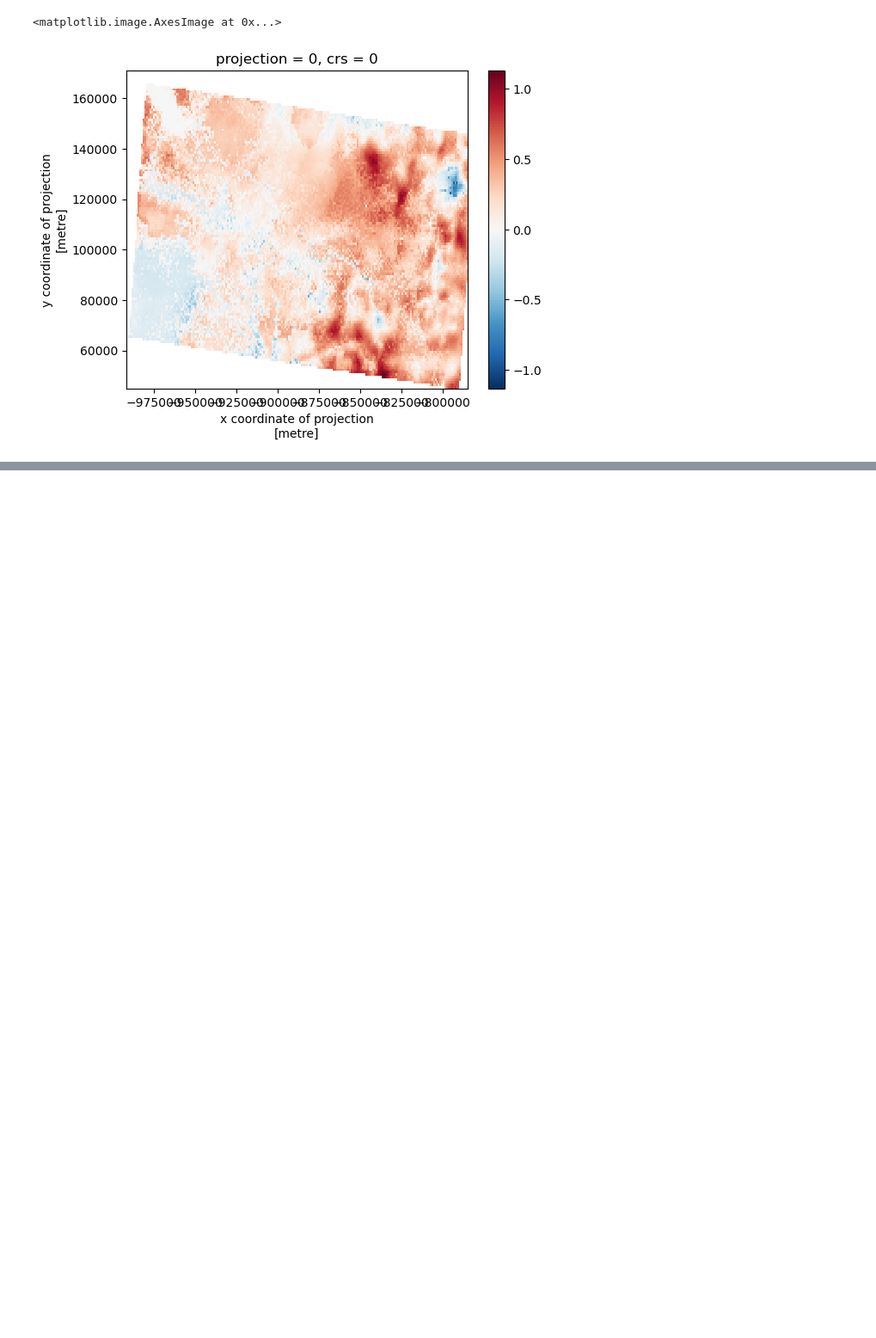
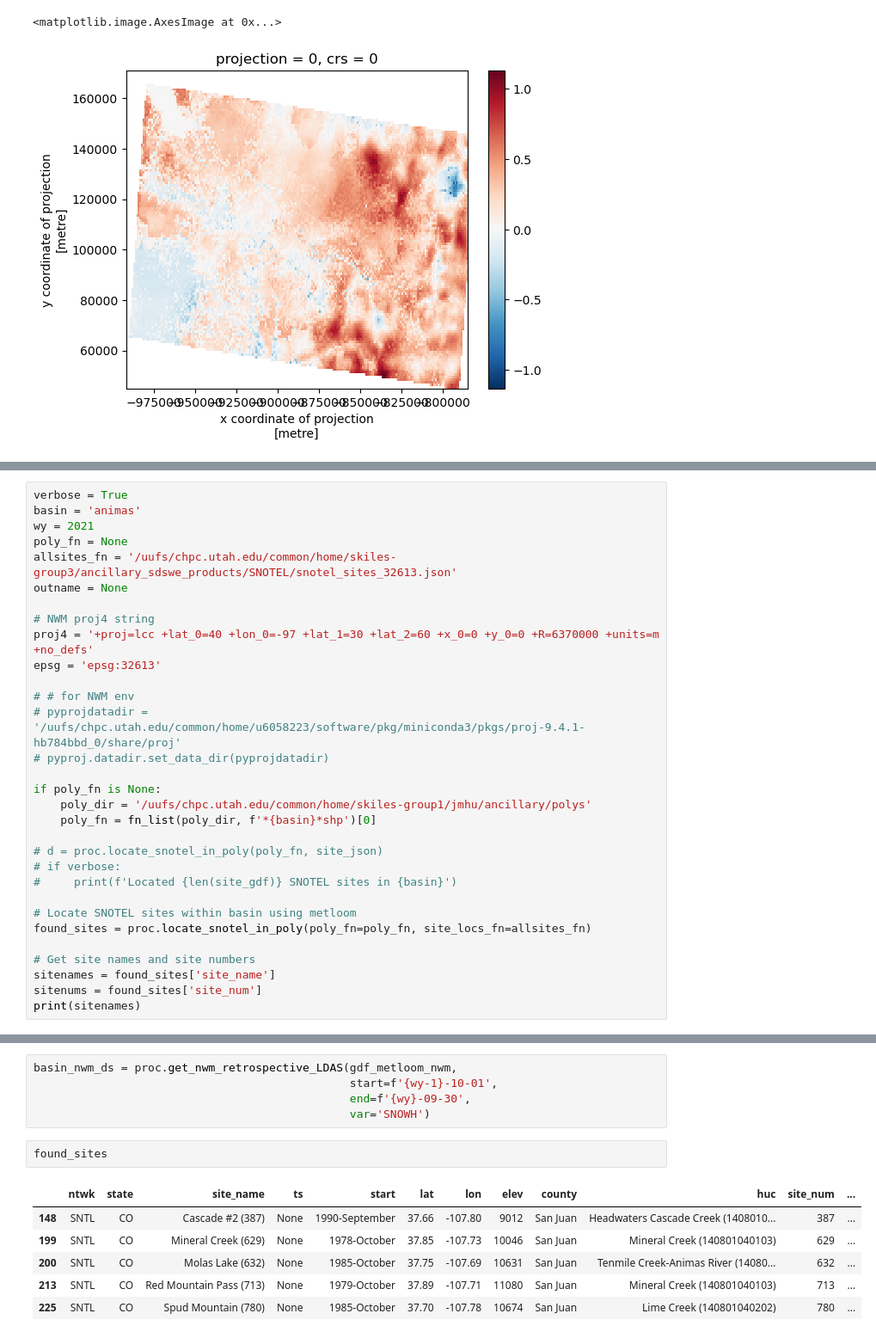
Before and after one commit to jmichellehu/ucrb-isnobal, a Jupyter notebook: notebooks/nwm/extract_NWM_outputs.ipynb, the cells around one changed output, grey strips where cells are left out. Shown at 86% size. Drawn from its saved outputs; the diff is of its cells as text; blank space fills up the shorter version.

```diff
--- a/notebooks/nwm/extract_NWM_outputs.ipynb
+++ b/notebooks/nwm/extract_NWM_outputs.ipynb
@@ -415,0 +475,31 @@ depth_reproj.shape
+# %%
+verbose = True
+basin = 'animas'
+wy = 2021
+poly_fn = None
+allsites_fn = '/uufs/chpc.utah.edu/common/home/skiles-group3/ancillary_sdswe_products/SNOTEL/snotel_sites_32613.json'
+outname = None
+
+# NWM proj4 string
+proj4 = '+proj=lcc +lat_0=40 +lon_0=-97 +lat_1=30 +lat_2=60 +x_0=0 +y_0=0 +R=6370000 +units=m +no_defs'
+epsg = 'epsg:32613'
+
+# # for NWM env
+# pyprojdatadir = '/uufs/chpc.utah.edu/common/home/u6058223/software/pkg/miniconda3/pkgs/proj-9.4.1-hb784bbd_0/share/proj'
+# pyproj.datadir.set_data_dir(pyprojdatadir)
+
+if poly_fn is None:
+    poly_dir = '/uufs/chpc.utah.edu/common/home/skiles-group1/jmhu/ancillary/polys'
+    poly_fn = fn_list(poly_dir, f'*{basin}*shp')[0]
+
+# d = proc.locate_snotel_in_poly(poly_fn, site_json)
+# if verbose:
+#     print(f'Located {len(site_gdf)} SNOTEL sites in {basin}')
+
+# Locate SNOTEL sites within basin using metloom
+found_sites = proc.locate_snotel_in_poly(poly_fn=poly_fn, site_locs_fn=allsites_fn)
+
+# Get site names and site numbers
+sitenames = found_sites['site_name']
+sitenums = found_sites['site_num']
+print(sitenames)
@@ -415,0 +533,14 @@ depth_reproj.shape
+# %%
+basin_nwm_ds = proc.get_nwm_retrospective_LDAS(gdf_metloom_nwm,
+                                               start=f'{wy-1}-10-01',
+                                               end=f'{wy}-09-30',
+                                               var='SNOWH')
+# %%
+found_sites
+# %% [output]
+|  | ntwk | state | site_name | ts | start | lat | lon | elev | county | huc | site_num | ... |
+| 148 | SNTL | CO | Cascade #2 (387) | None | 1990-September | 37.66 | -107.80 | 9012 | San Juan | Headwaters Cascade Creek (1408010... | 387 | ... |
+| 199 | SNTL | CO | Mineral Creek (629) | None | 1978-October | 37.85 | -107.73 | 10046 | San Juan | Mineral Creek (140801040103) | 629 | ... |
+| 200 | SNTL | CO | Molas Lake (632) | None | 1985-October | 37.75 | -107.69 | 10631 | San Juan | Tenmile Creek-Animas River (14080... | 632 | ... |
+| 213 | SNTL | CO | Red Mountain Pass (713) | None | 1979-October | 37.89 | -107.71 | 11080 | San Juan | Mineral Creek (140801040103) | 713 | ... |
+| 225 | SNTL | CO | Spud Mountain (780) | None | 1985-October | 37.70 | -107.78 | 10674 | San Juan | Lime Creek (140801040202) | 780 | ... |
```
Also changed, not shown: parts of 12 cells of this notebook, 4 other files.
